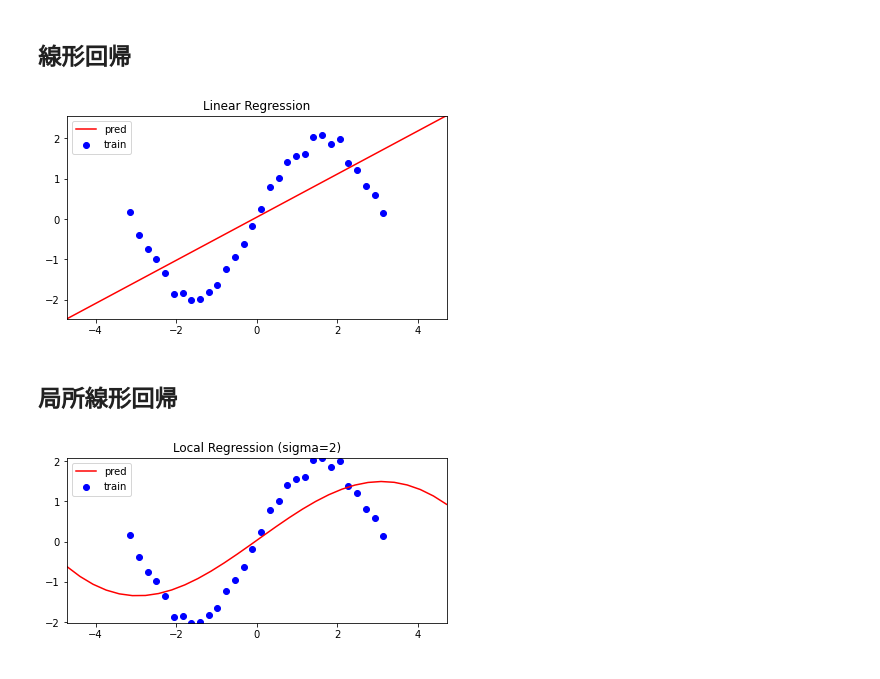
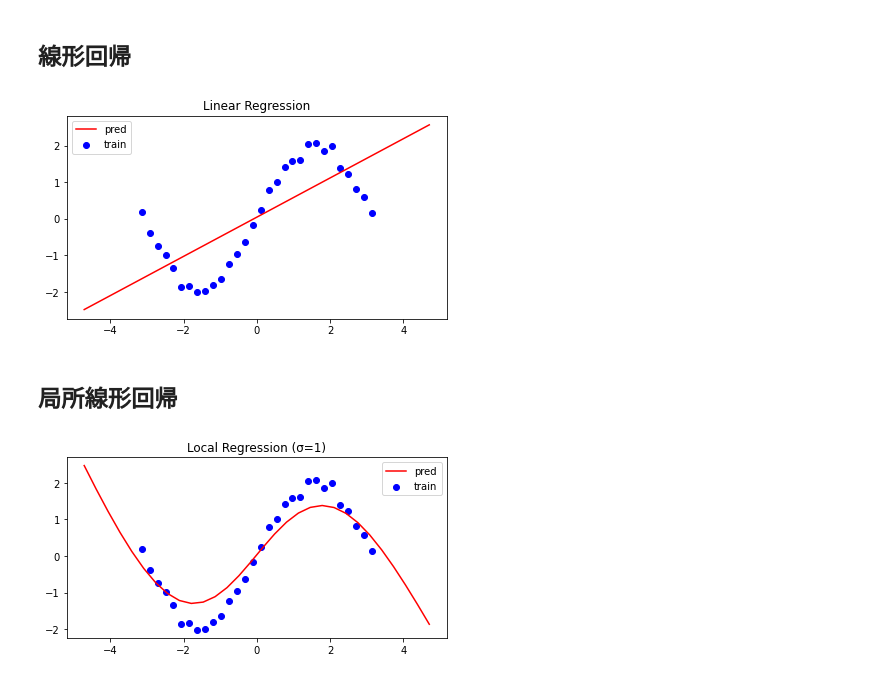
Before and after one commit to tanacchi/ml_scratch, a Jupyter notebook: linear_regression/qiita.ipynb, the cells around one changed output. Saved outputs shown, nothing was run; the diff lists cells and outputs as text; code cells hidden in the pictures.

```diff
--- a/linear_regression/qiita.ipynb
+++ b/linear_regression/qiita.ipynb
@@ -34,20 +34,18 @@ print(X[:5])
  [ 1.           -2.2749464043]]
 # %%
 # 描画関数
-def show(X, y, X_star, y_hat, sigma=None):
+def show(X, y, X_star, y_hat, title, save=False):
     fig, ax = plt.subplots(figsize=(6, 6))
     fig.tight_layout()
     ax.scatter(x, y, label="train", c="b")
     ax.plot(X_star[:, 1], y_hat, label="pred", c="r")
-    if sigma:
-        ax.set_title(f"Local Regression (sigma={sigma})")
-    else:
-        ax.set_title(f"Linear Regression")
+    ax.set_title(title)
     ax.set_aspect('equal')
     ax.legend()
-#     plt.show()
-    plt.margins(0,0)
-    plt.savefig('foo.png', pad_inches = 0)
+    if save:
+        plt.show()
+    else:
+        plt.savefig(f'{title}.png', pad_inches = 0)
 # %% [markdown]
 ## 線形回帰
 # %%
@@ -56,9 +55,9 @@ def predict_with_lr(X, y):
     return X_star @ a
 # %%
 y_hat = predict_with_lr(X, y)
-show(X, y, X_star, y_hat)
+show(X, y, X_star, y_hat, f"Linear Regression")
 # %% [output]
-[figure, old version]
+[figure, new version]
 # %% [markdown]
 ## 局所線形回帰
 # %%
@@ -74,8 +73,8 @@ def predict_with_llr(X, y, sigma):
 
     return y_hat
 # %%
-sigma = 2
+sigma = 1
 y_hat = predict_with_llr(X, y, sigma)
-show(X, y, X_star, y_hat, sigma)
+show(X, y, X_star, y_hat, f"Local Regression (σ={sigma})")
 # %% [output]
-[figure, old version]
+[figure, new version]
```
Also changed, not shown: parts of 1 cell of this notebook.
